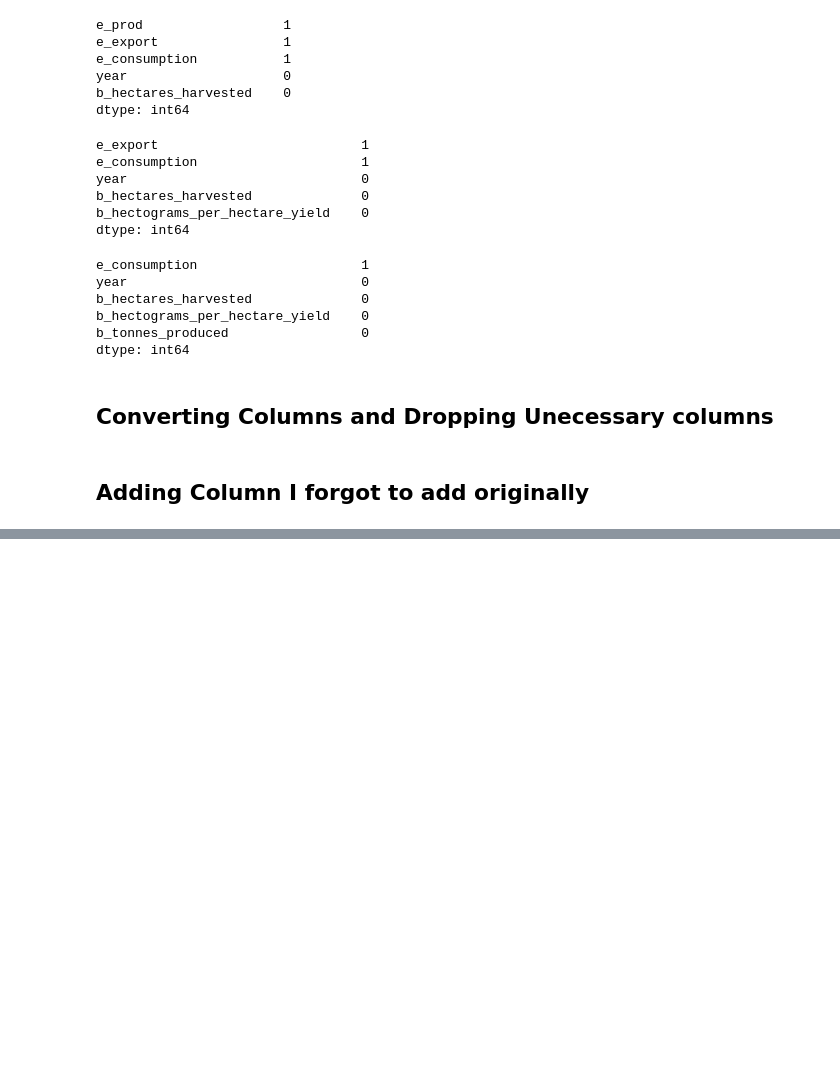
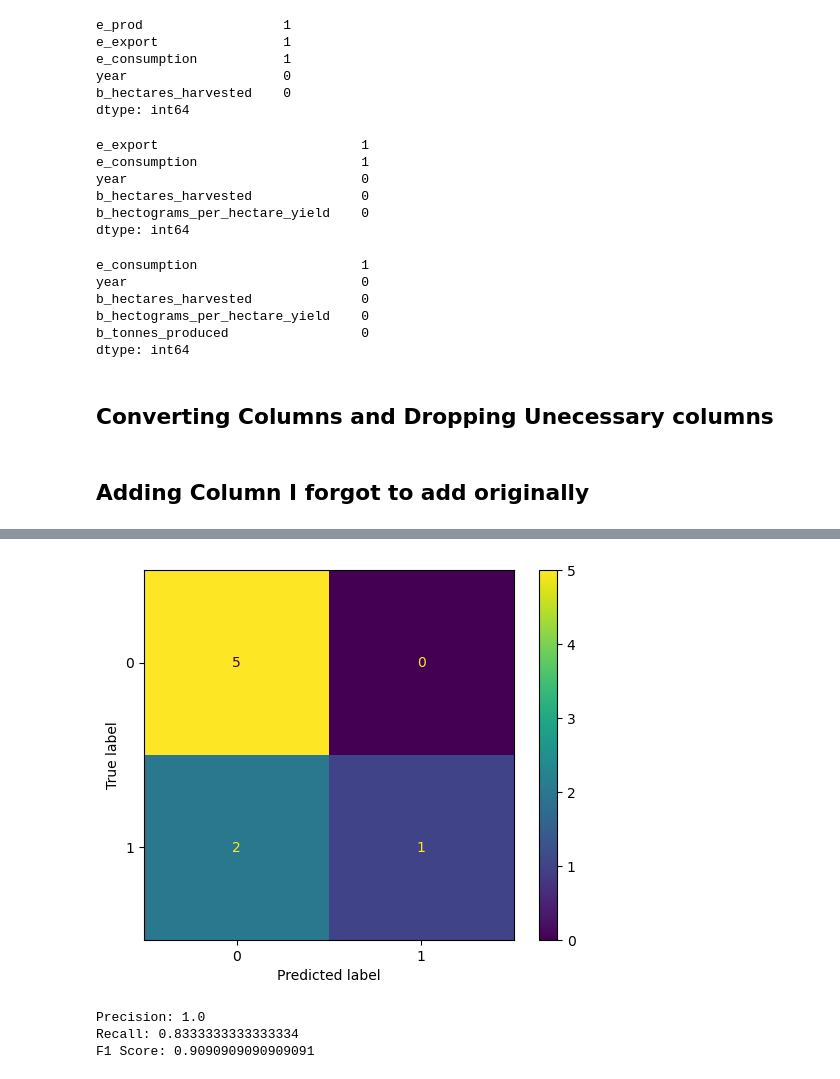
Before and after one commit to sanghyuns/Climate_Change_vs_Coffee_Production, a Jupyter notebook: capparelli.ipynb, the cells around one changed output, grey strips where cells are left out. Cells and saved outputs as stored; diff of their text form; code cells hidden in the pictures; blank space fills up the shorter version.

```diff
--- a/capparelli.ipynb
+++ b/capparelli.ipynb
@@ -471,0 +641,14 @@ df.to_csv('data/cleaned_merged_df.csv',index=False)
+# %%
+X = coffee_df[['year','global_change_in_celsius','us_consumption_lbs',
+               'b_hectares_harvested','e_avg_temp','col_production_lbs']]
+y = coffee_df.retail_target
+
+X_train,X_test,y_train,y_test = train_test_split(X,y,random_state=42,stratify=y)
+# %%
+ss = StandardScaler()
+X_train_ss = ss.fit_transform(X_train)
+X_test_ss = ss.transform(X_test)
+# %%
+lreg = LogisticRegression(max_iter=500)
+lreg.fit(X_train_ss,y_train)
+lreg.score(X_train_ss,y_train),lreg.score(X_test_ss,y_test)
@@ -471,0 +679,15 @@ df.to_csv('data/cleaned_merged_df.csv',index=False)
+# %%
+ConfusionMatrixDisplay.from_estimator(lreg, X_test_ss, y_test);
+# %% [output]
+[figure, added]
+# %%
+precision = 5 / (5 + 0)
+recall = 5 / (5 + 1)
+f1 = 2*(precision*recall) / (precision+recall)
+print('Precision:', precision)
+print('Recall:', recall)
+print('F1 Score:', f1)
+# %% [output]
+Precision: 1.0
+Recall: 0.8333333333333334
+F1 Score: 0.9090909090909091
```
Also changed, not shown: parts of 30 cells of this notebook.
